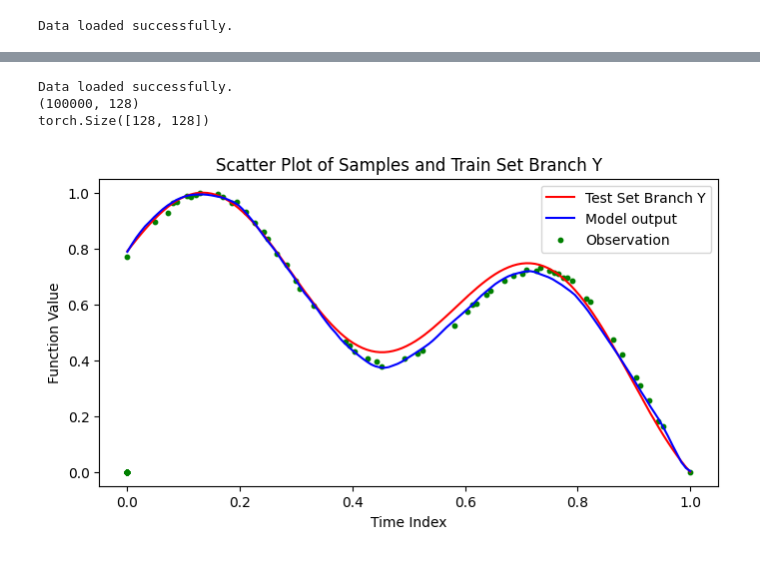
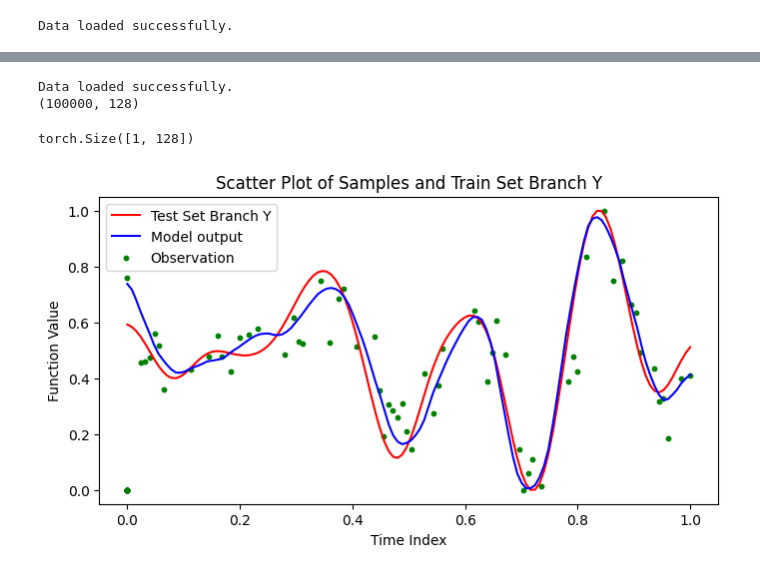
Before and after one commit to Arwin1906/Lab_-Zero_Shot, a Jupyter notebook: Jan/kernel.ipynb, the cells around one changed output, grey strips where cells are left out. Cells and saved outputs as stored; diff of their text form; code cells hidden in the pictures.

```diff
--- a/Jan/kernel.ipynb
+++ b/Jan/kernel.ipynb
@@ -481,7 +480,7 @@ loss = 0
 device = 'cuda'
 epochs=1
 (train_set_branch_y, train_set_branch_t, train_set_trunk_t,
- branch_mask, test_truth,stats,norm_props,samples,samples_noisy) =load_data(postfix="train_minmax")
+ branch_mask, test_truth,stats,norm_props,samples,samples_noisy) =load_data(postfix="train_minmax_t1")
 
 print(train_set_branch_y.shape)
 dataset = TimeSeriesDataset(
@@ -496,7 +495,7 @@ dataset = TimeSeriesDataset(
 )
 epochs = 20
 # Initialize the DataLoader
-dataloader = DataLoader(dataset, batch_size=128, shuffle=True)
+dataloader = DataLoader(dataset, batch_size=1, shuffle=True)
 model = FIML(d_model=256,heads=4)
 model.load_state_dict((torch.load("model_fim_l.pth")))
 model.to(device)
@@ -526,35 +525,35 @@ for epoch in range(epochs):
        # print(train_set_branch_t[0])
 
         # Plot 'samples' as blue dots
         #plt.scatter(x, samples, color='blue', label='Samples', s=10)  # s=10 sets the marker size
 
         # Plot 'train_set_branch_y' as red dots
 
         plt.plot(train_set_trunk_t[0].to('cpu'), test_truth[0].to('cpu'), color='red', label='Test Set Branch Y', )
        # print(train_set_trunk_t[0].to('cpu').shape, out.to('cpu').detach().shape)
         plt.plot(train_set_trunk_t[0].to('cpu'), out.to('cpu').detach().numpy(), color='blue', label='Model output',)
         plt.scatter(train_set_branch_t[0].to('cpu'), train_set_branch_y[0].to('cpu').detach().numpy(), color='green', label='Observation', s=10)
 
         # Achsen beschriften und Titel hinzufügen
         plt.xlabel('Time Index')
         plt.ylabel('Function Value')
         plt.title('Scatter Plot of Samples and Train Set Branch Y')
 
         # Add a legend to differentiate the datasets
         plt.legend()
 
 
         # Plot anzeigen
         plt.show()
         break
     break
 
 #torch.save(model._orig_mod.state_dict(), 'model.pth')
 # %% [output]
 Data loaded successfully.
 (100000, 128)
-torch.Size([128, 128])
+torch.Size([1, 128])
-[figure, old version]
+[figure, new version]
 # %%
 import torch
 from dataset import TimeSeriesDataset
```
Also changed, not shown: parts of 16 cells of this notebook, 6 other files.
